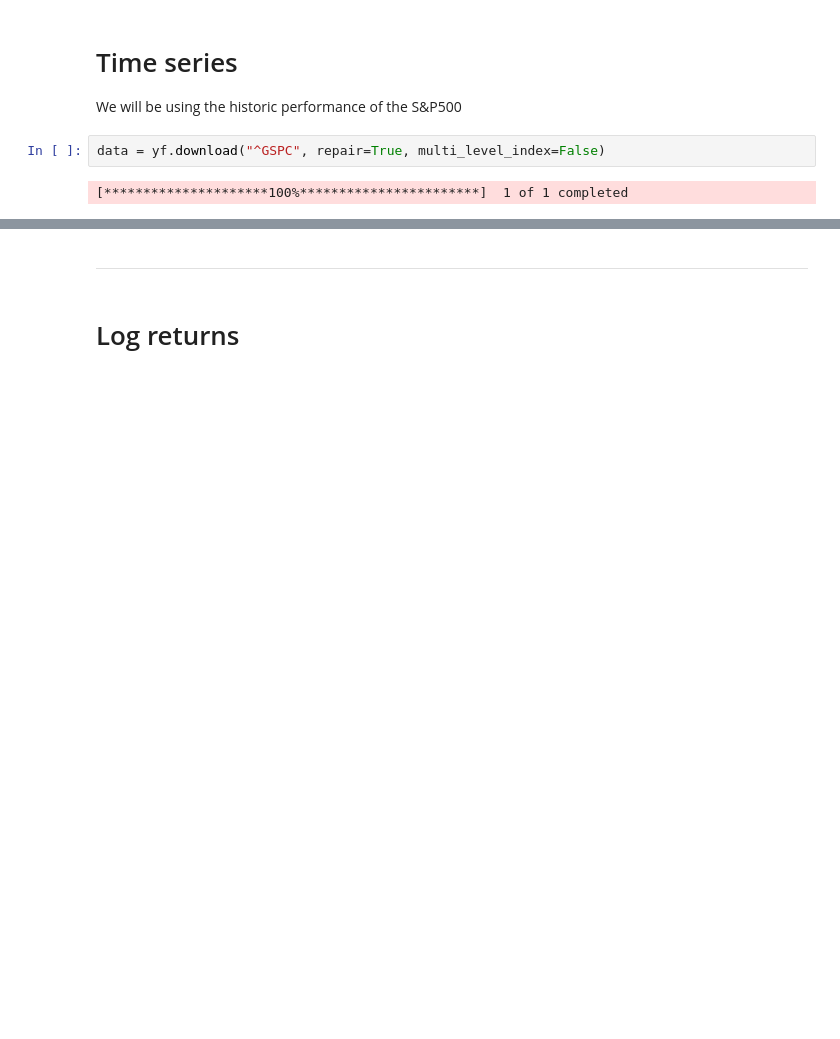
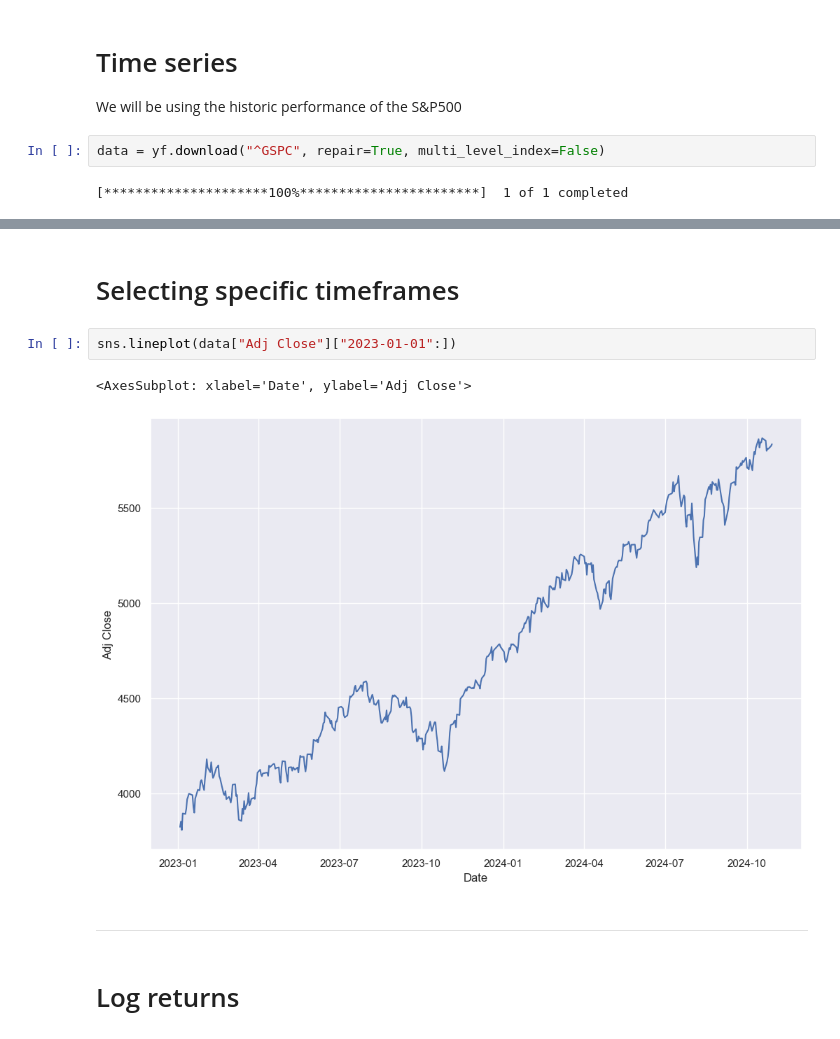
Before and after one commit to Fintech-Society/Fintech-Society-Meeting-2024-10-30, a Jupyter notebook: timeseries.ipynb, the cells around one changed output, grey strips where cells are left out. Drawn from its saved outputs; the diff is of its cells as text; blank space fills up the shorter version.

```diff
--- a/timeseries.ipynb
+++ b/timeseries.ipynb
@@ -46,3 +41,10 @@ sns.lineplot(data["Adj Close"])
+# %% [markdown]
+# Selecting specific timeframes
+# %%
+sns.lineplot(data["Adj Close"]["2023-01-01":])
+# %% [output]
+<AxesSubplot: xlabel='Date', ylabel='Adj Close'>
+[figure, added]
 # %% [markdown]
 ---
 # %% [markdown]
```
Also changed, not shown: parts of 25 cells of this notebook, 1 other file.
